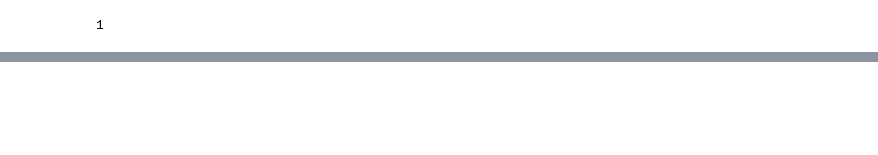
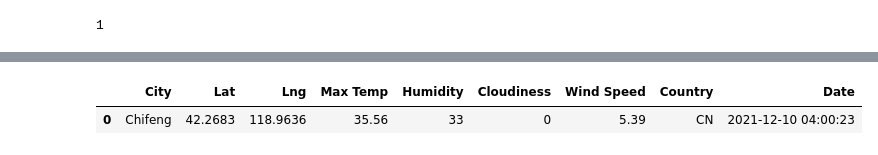
Before and after one commit to Rangisal/World_Weather_Analysis, a Jupyter notebook: WeatherPy.ipynb, the cells around one changed output, grey strips where cells are left out. Cells and saved outputs as stored; diff of their text form; code cells hidden in the pictures; blank space fills up the shorter version.

```diff
--- a/WeatherPy.ipynb
+++ b/WeatherPy.ipynb
@@ -141,0 +130,7 @@ city_data_df.to_csv(output_data_file, index_label="City_ID")
+# %%
+# Convert the array of dictionaries to a Pandas DataFrame.
+city_data_df = pd.DataFrame(city_data)
+city_data_df.head(10)
+# %% [output]
+|  | City | Lat | Lng | Max Temp | Humidity | Cloudiness | Wind Speed | Country | Date |
+| 0 | Chifeng | 42.2683 | 118.9636 | 35.56 | 33 | 0 | 5.39 | CN | 2021-12-10 04:00:23 |
```
Also changed, not shown: parts of 8 cells of this notebook, 3 other files.
